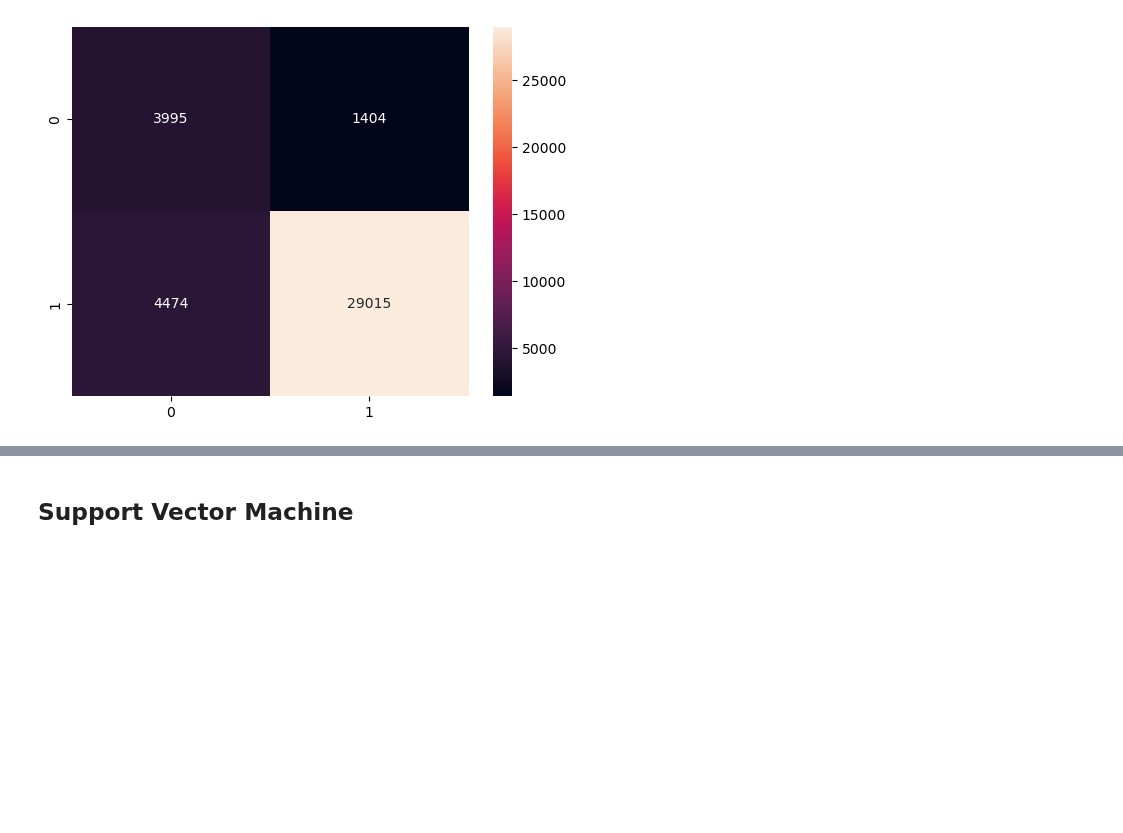
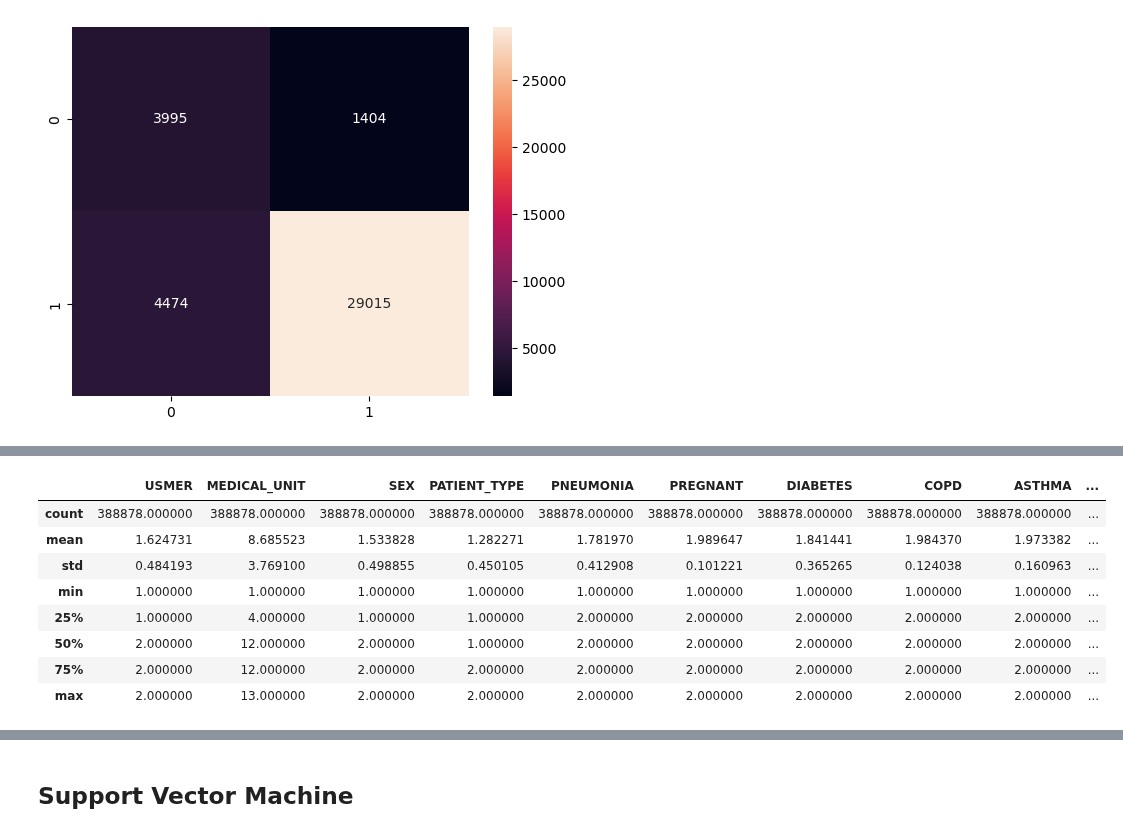
Before and after one commit to Ayomide-ola/Machine-Learning, a Jupyter notebook: CA1_ML.ipynb, the cells around one changed output, grey strips where cells are left out. Saved outputs shown, nothing was run; the diff lists cells and outputs as text; code cells hidden in the pictures; blank space fills up the shorter version.

```diff
--- a/CA1_ML.ipynb
+++ b/CA1_ML.ipynb
@@ -1036,0 +1042,12 @@ df3.shape
+# %%
+df3.describe()
+# %% [output]
+|  | USMER | MEDICAL_UNIT | SEX | PATIENT_TYPE | PNEUMONIA | PREGNANT | DIABETES | COPD | ASTHMA | ... |
+| count | 388878.000000 | 388878.000000 | 388878.000000 | 388878.000000 | 388878.000000 | 388878.000000 | 388878.000000 | 388878.000000 | 388878.000000 | ... |
+| mean | 1.624731 | 8.685523 | 1.533828 | 1.282271 | 1.781970 | 1.989647 | 1.841441 | 1.984370 | 1.973382 | ... |
+| std | 0.484193 | 3.769100 | 0.498855 | 0.450105 | 0.412908 | 0.101221 | 0.365265 | 0.124038 | 0.160963 | ... |
+| min | 1.000000 | 1.000000 | 1.000000 | 1.000000 | 1.000000 | 1.000000 | 1.000000 | 1.000000 | 1.000000 | ... |
+| 25% | 1.000000 | 4.000000 | 1.000000 | 1.000000 | 2.000000 | 2.000000 | 2.000000 | 2.000000 | 2.000000 | ... |
+| 50% | 2.000000 | 12.000000 | 2.000000 | 1.000000 | 2.000000 | 2.000000 | 2.000000 | 2.000000 | 2.000000 | ... |
+| 75% | 2.000000 | 12.000000 | 2.000000 | 2.000000 | 2.000000 | 2.000000 | 2.000000 | 2.000000 | 2.000000 | ... |
+| max | 2.000000 | 13.000000 | 2.000000 | 2.000000 | 2.000000 | 2.000000 | 2.000000 | 2.000000 | 2.000000 | ... |
```
Also changed, not shown: parts of 77 cells of this notebook.
